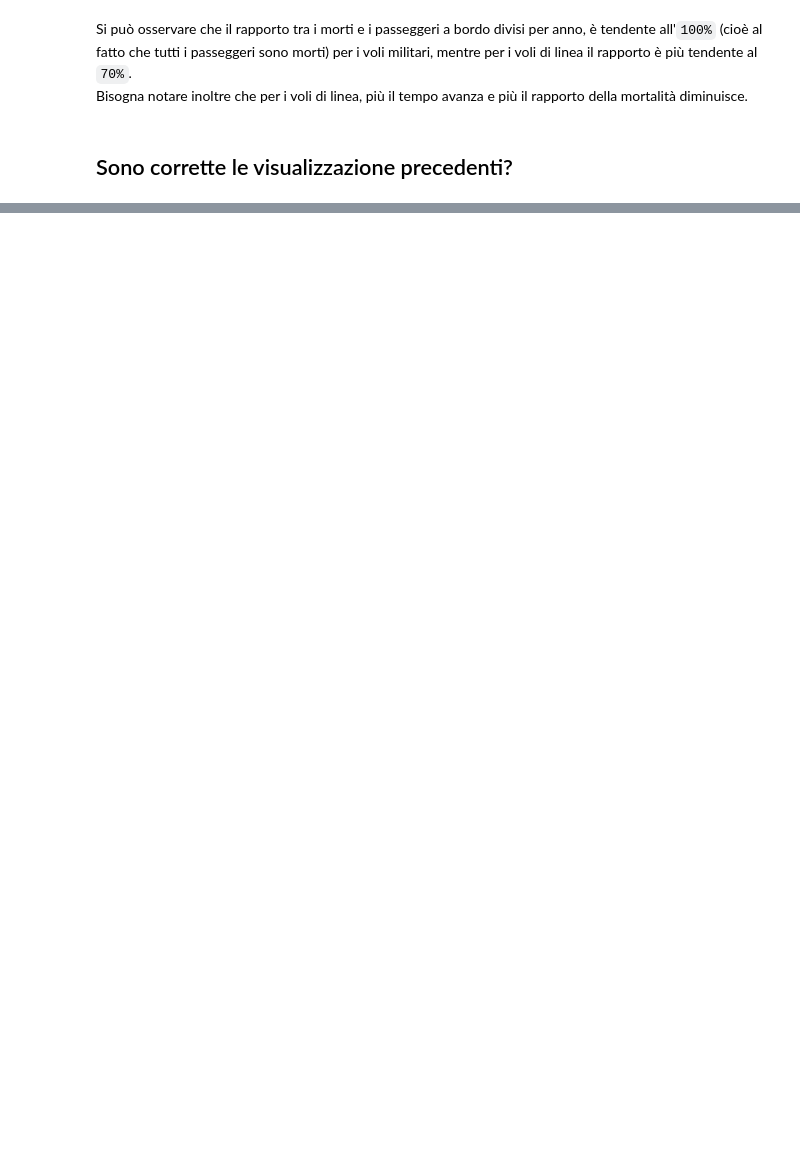
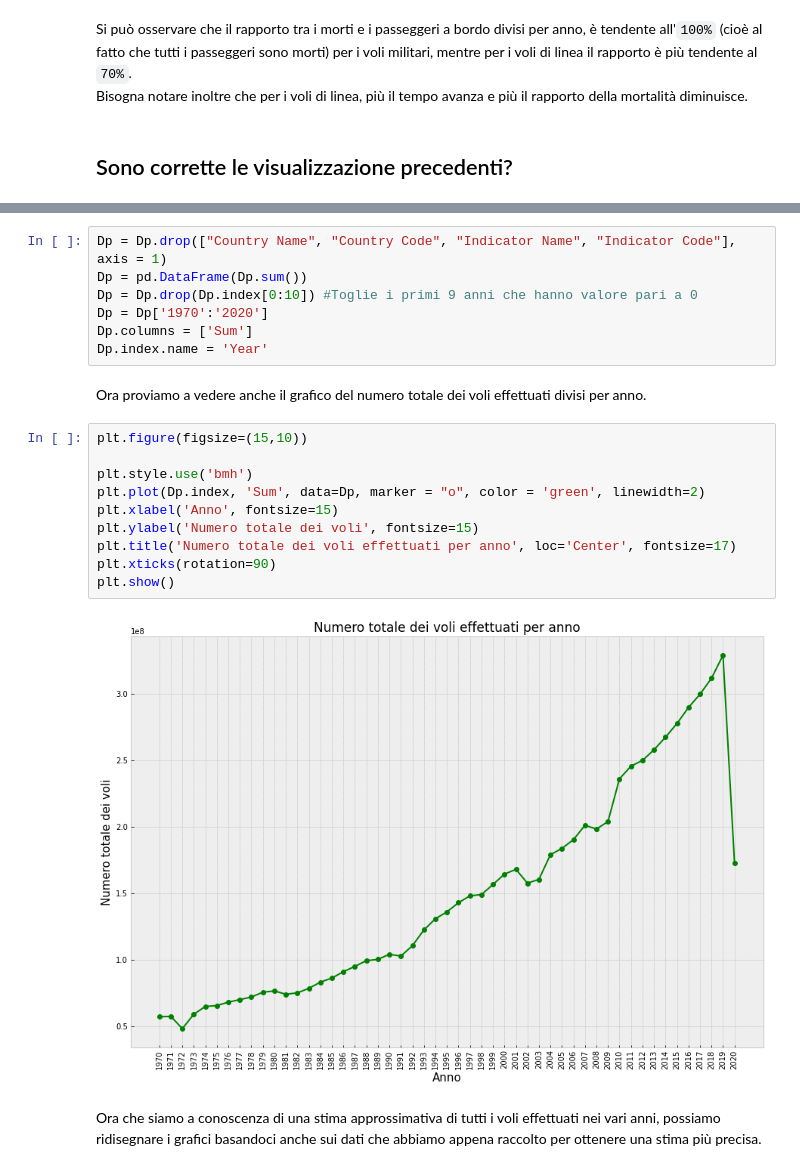
Before and after one commit to A-mangio/incidenti_aerei, a Jupyter notebook: airplaneCrashes.ipynb, the cells around one changed output, grey strips where cells are left out. Saved outputs shown, nothing was run; the diff lists cells and outputs as text; blank space fills up the shorter version.

```diff
--- a/airplaneCrashes.ipynb
+++ b/airplaneCrashes.ipynb
@@ -212,0 +237,23 @@ Purtroppo il dataset non mostrava nessun valore per il `2021`, quindi presumo ch
+# %%
+Dp = Dp.drop(["Country Name", "Country Code", "Indicator Name", "Indicator Code"], axis = 1)
+Dp = pd.DataFrame(Dp.sum())
+Dp = Dp.drop(Dp.index[0:10]) #Toglie i primi 9 anni che hanno valore pari a 0
+Dp = Dp['1970':'2020']
+Dp.columns = ['Sum']
+Dp.index.name = 'Year'
+# %% [markdown]
+Ora proviamo a vedere anche il grafico del numero totale dei voli effettuati divisi per anno.
+# %%
+plt.figure(figsize=(15,10))
+
+plt.style.use('bmh')
+plt.plot(Dp.index, 'Sum', data=Dp, marker = "o", color = 'green', linewidth=2)
+plt.xlabel('Anno', fontsize=15)
+plt.ylabel('Numero totale dei voli', fontsize=15)
+plt.title('Numero totale dei voli effettuati per anno', loc='Center', fontsize=17)
+plt.xticks(rotation=90)
+plt.show()
+# %% [output]
+[figure, added]
+# %% [markdown]
+Ora che siamo a conoscenza di una stima approssimativa di tutti i voli effettuati nei vari anni, possiamo ridisegnare i grafici basandoci anche sui dati che abbiamo appena raccolto per ottenere una stima più precisa.
```
Also changed, not shown: parts of 28 cells of this notebook, 1 other file.
